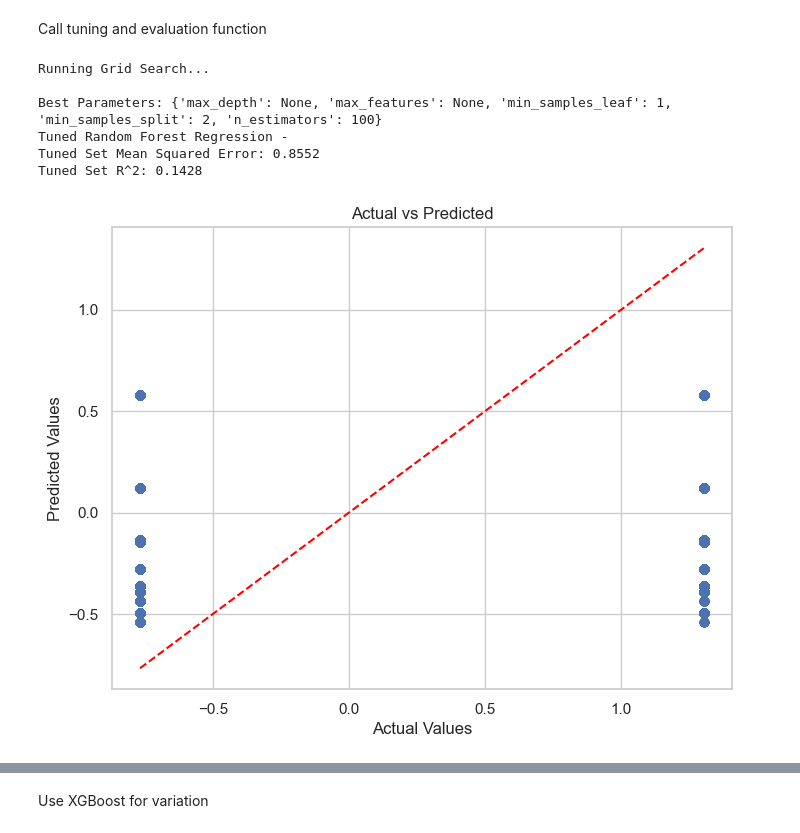
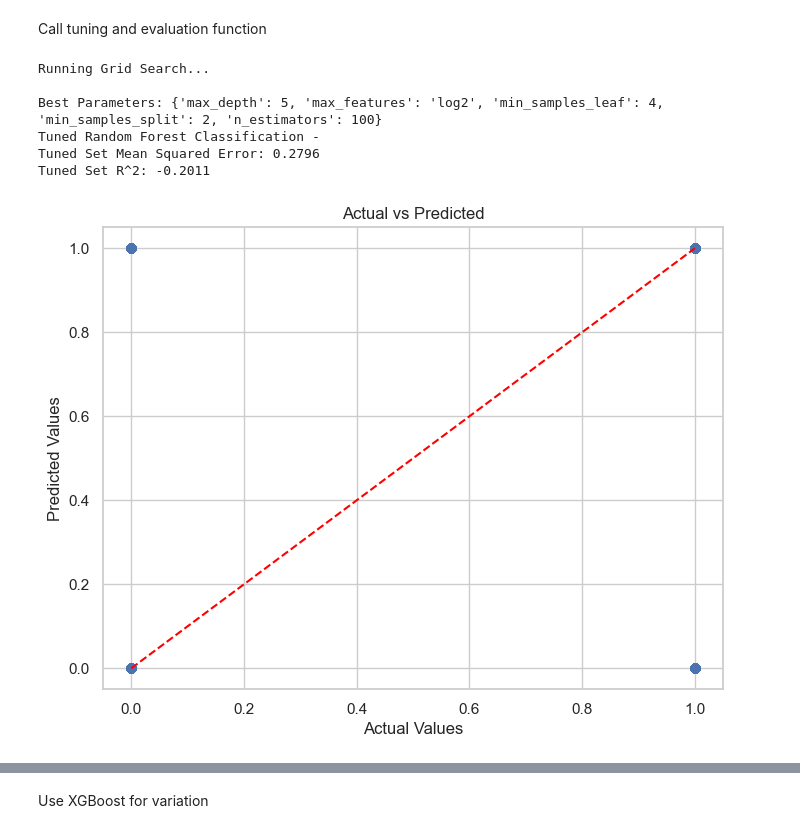
Before and after one commit to e-seet/aiap-pyp-self, a Jupyter notebook: HotelNoShowPrediction/task_1/eda.ipynb, the cells around one changed output, grey strips where cells are left out. Drawn from its saved outputs; the diff is of its cells as text; code cells hidden in the pictures.

Commit message:
[Code] Update task_1 eda.ipynb with LogisticRegression/Random Forest Classifier/XGBClassifier

```diff
--- a/HotelNoShowPrediction/task_1/eda.ipynb
+++ b/HotelNoShowPrediction/task_1/eda.ipynb
@@ -234,8 +234,8 @@ print(cleaned_noshow_data_df["num_adults"].unique())
 
 # There are only 'one' and 'two' string values in the column
 number_mapping = {
-    'one': 1,
-    'two': 2
+    'one': "1",
+    'two': "2"
 }
 
 # Apply mapping to 'num_adults' column
@@ -351,7 +370,7 @@ Name: no_show, Length: 124, dtype: float64
 # %% [markdown]
 Drop features with correlation value < 0.1
 # %%
-drop_cols = sorted_corr[sorted_corr < 0.1].index
+drop_cols = sorted_corr[sorted_corr < 0.01].index
 
 final_noshow_data_df = encoded_noshow_data_df.drop(columns = drop_cols, axis = 1)
 final_noshow_data_df
@@ -402,16 +547,16 @@ R^2: 0.13967186515348073
 # %% [markdown]
 Next, try with Random Forest
 # %%
-from sklearn.ensemble import RandomForestRegressor
+from sklearn.ensemble import RandomForestClassifier
 
-rand_for_model = RandomForestRegressor()
+rand_for_model = RandomForestClassifier()
 rand_for_model.fit(X_train, Y_train)
 rand_for_Y_predict = rand_for_model.predict(X_test)
 
 rand_for_mse = mean_squared_error(Y_test, rand_for_Y_predict)
 rand_for_r2 = r2_score(Y_test, rand_for_Y_predict)
 
-print("Pre-tuning Random Forest Regression - ")
+print("Pre-tuning Random Forest Classifier - ")
 print(f"Mean Squared Error: {rand_for_mse}")
 print(f"R^2: {rand_for_r2}")
 # %% [output]
@@ -421,7 +566,7 @@ R^2: 0.14274121964540099
 # %% [markdown]
 Tune Random Forest for better results
 # %%
-def tune_n_eval_regressor(X, Y, search_method = "grid", param_grid = None, param_dist = None, random_iter = 50, cv = 5):
+def tune_n_eval_forest_classifier(X, Y, search_method = "grid", param_grid = None, param_dist = None, random_iter = 50, cv = 5, num_jobs = 4):
     """
     Automates the tuning and evaluation of a Random Forest Regressor model.
 
@@ -444,8 +589,8 @@ def tune_n_eval_regressor(X, Y, search_method = "grid", param_grid = None, param
     # Initialize parameters
     if param_grid is None:
         param_grid = {
-            "n_estimators": [100, 150, 200, 250, 300, 350],
-            "max_depth": [None, 5, 10, 15, 20],
+            "n_estimators": [50, 100, 150, 200],
+            "max_depth": [None, 5, 10],
             "max_features": ["sqrt", "log2", None],
             "min_samples_split": [2, 5, 10],
             "min_samples_leaf": [1, 2, 4]
@@ -454,7 +599,7 @@ def tune_n_eval_regressor(X, Y, search_method = "grid", param_grid = None, param
         from scipy.stats import randint
         param_dist = {
             "n_estimators": randint(100, 500),
-            "max_depth": [None, 5, 10, 15, 20, 25, 30],
+            "max_depth": [None, 5, 10, 15],
             "max_features": ["sqrt", "log2", None],
             "min_samples_split": randint(2, 20),
             "min_samples_leaf": randint(1, 20)
@@ -462,21 +607,21 @@ def tune_n_eval_regressor(X, Y, search_method = "grid", param_grid = None, param
 
     if search_method == "grid":
         search = GridSearchCV(
-            RandomForestRegressor(random_state = 42),
+            RandomForestClassifier(random_state = 42),
             param_grid = param_grid,
             cv = cv,
             scoring = "neg_mean_squared_error",
-            n_jobs = -1
+            n_jobs = num_jobs
         )
     elif search_method == "random":
         search = RandomizedSearchCV(
-            RandomForestRegressor(random_state = 42),
+            RandomForestClassifier(random_state = 42),
             param_distributions = param_dist,
             n_iter = random_iter,
             cv = cv,
             scoring = "neg_mean_squared_error",
             random_state = 42,
-            n_jobs = -1
+            n_jobs = num_jobs
         )
     else:
         raise ValueError("search_method must be either 'grid' or ' random'")
@@ -494,7 +639,7 @@ def tune_n_eval_regressor(X, Y, search_method = "grid", param_grid = None, param
     tuned_rand_for_Y_predict = best_model.predict(X_test)
     tuned_rand_for_mse = mean_squared_error(Y_test, tuned_rand_for_Y_predict)
     tuned_rand_for_r2 = r2_score(Y_test, tuned_rand_for_Y_predict)
-    print("Tuned Random Forest Regression -")
+    print("Tuned Random Forest Classification -")
     print(f"Tuned Set Mean Squared Error: {tuned_rand_for_mse:.4f}")
     print(f"Tuned Set R^2: {tuned_rand_for_r2:.4f}")
 
@@ -512,18 +657,19 @@ def tune_n_eval_regressor(X, Y, search_method = "grid", param_grid = None, param
 Call tuning and evaluation function
 # %%
 # Using Grid Search
-grid_rand_for_best_model, grid_rand_for_best_param = tune_n_eval_regressor(
+grid_rand_for_best_model, grid_rand_for_best_param = tune_n_eval_forest_classifier(
     X = final_noshow_data_df.drop(columns = ["no_show"]),
     Y = final_noshow_data_df["no_show"],
-    search_method = "grid"
+    search_method = "grid",
+    num_jobs = -1
 )
 # %% [output]
 Running Grid Search...
 
-Best Parameters: {'max_depth': None, 'max_features': None, 'min_samples_leaf': 1, 'min_samples_split': 2, 'n_estimators': 100}
-Tuned Random Forest Regression -
-Tuned Set Mean Squared Error: 0.8552
-Tuned Set R^2: 0.1428
+Best Parameters: {'max_depth': 5, 'max_features': 'log2', 'min_samples_leaf': 4, 'min_samples_split': 2, 'n_estimators': 100}
+Tuned Random Forest Classification -
+Tuned Set Mean Squared Error: 0.2796
+Tuned Set R^2: -0.2011
-[figure, old version]
+[figure, new version]
 # %%
 # Using Random Search
```
Also changed, not shown: parts of 18 cells of this notebook.
